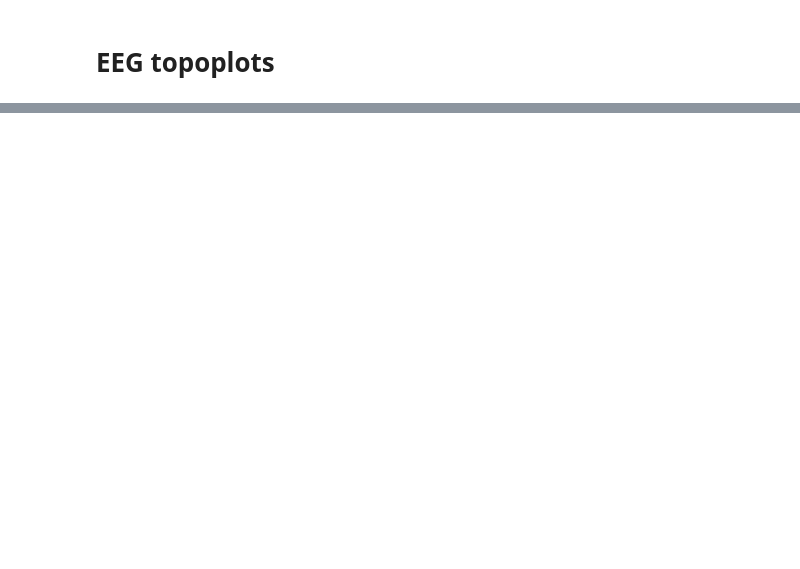
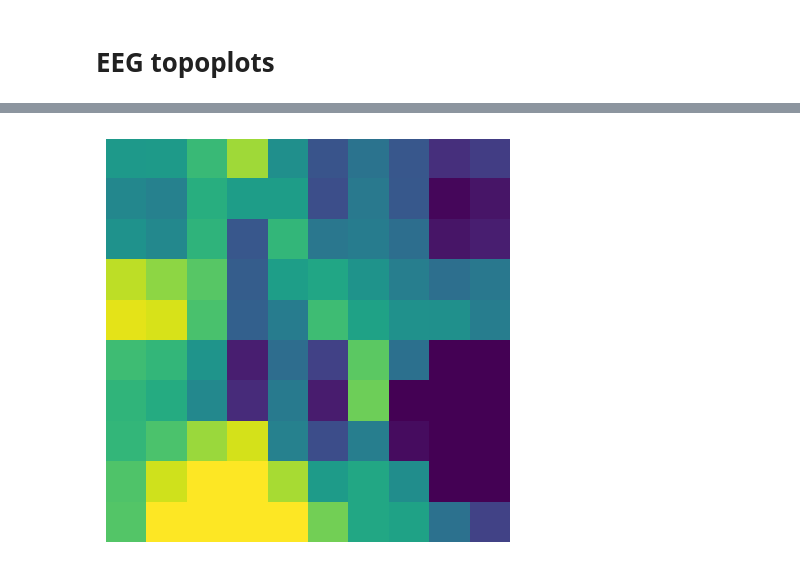
Before and after one commit to UN-GCPDS/python-gcpds.visualizations, a Jupyter notebook: docs/source/notebooks/04-topoplot.ipynb, the cells around one changed output, grey strips where cells are left out. Saved outputs shown, nothing was run; the diff lists cells and outputs as text; code cells hidden in the pictures; blank space fills up the shorter version.

```diff
--- a/docs/source/notebooks/04-topoplot.ipynb
+++ b/docs/source/notebooks/04-topoplot.ipynb
@@ -32,0 +32,6 @@ ax.get_figure();
+# %%
+ax = topoplot(data, channels, cmap='viridis_r', res=10, sensors=False, show=False, contours=0, outlines=None)
+ax.get_images()[0].set_interpolation('none')
+ax.get_figure();
+# %% [output]
+[figure, added]
```
Also changed, not shown: parts of 2 cells of this notebook, 4 other files.
